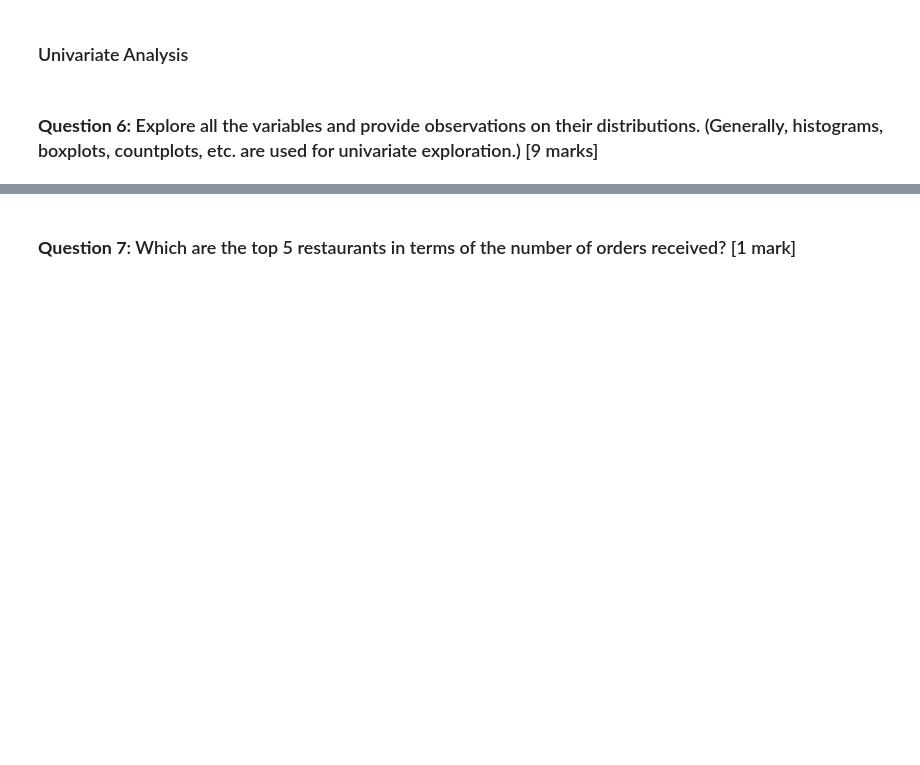
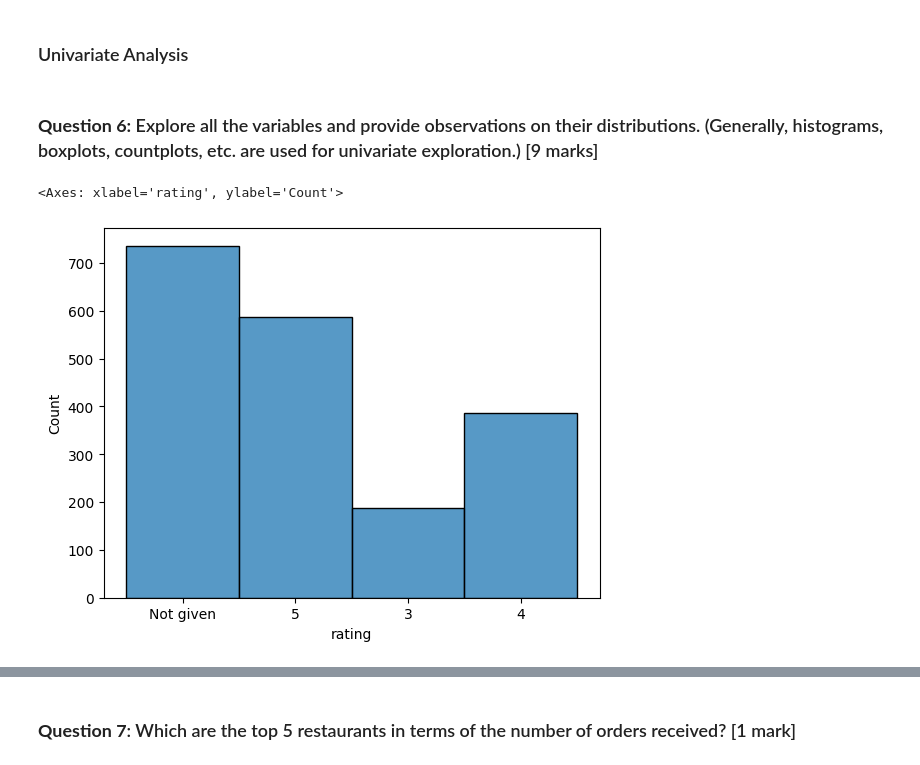
Before and after one commit to elijahcw/MIT_Data_Science_Course, a Jupyter notebook: Exercises/FDS_Project_LearnerNotebook_FullCode.ipynb, the cells around one changed output, grey strips where cells are left out. Cells and saved outputs as stored; diff of their text form; code cells hidden in the pictures; blank space fills up the shorter version.

```diff
--- a/Exercises/FDS_Project_LearnerNotebook_FullCode.ipynb
+++ b/Exercises/FDS_Project_LearnerNotebook_FullCode.ipynb
@@ -103,6 +103,7 @@ There are 1898 rows of data in the dataset and the following 9 columns:
 # %%
 # Use info() to print a concise summary of the DataFrame
 print(df.info())
+data = df.__deepcopy__()
 # %% [output]
 <class 'pandas.core.frame.DataFrame'>
 RangeIndex: 1898 entries, 0 to 1897
@@ -139,14 +140,14 @@ None
 ### **Question 3:** Are there any missing values in the data? If yes, treat them using an appropriate method. [1 mark]
 # %%
 # Write your code here
-number_of_rows_with_empty_values = df.isnull().any(axis=1).sum()
+number_of_rows_with_empty_values = data.isnull().any(axis=1).sum()
 print("Number of rows with empty values: ", number_of_rows_with_empty_values)
-number_of_empty_rows = df[df.isnull().all(axis=1)].shape[0]
+number_of_empty_rows = data[data.isnull().all(axis=1)].shape[0]
 if(number_of_empty_rows > 0):
     print("Number of empty rows: ", number_of_empty_rows)
     # Drop empty Rows from the dataset
-    df = df.drop(df[df.isnull().all(axis=1)].index)
-    print("Number of rows after dropping empty rows: ", df.shape[0])
+    data = data.drop(data[data.isnull().all(axis=1)].index)
+    print("Number of rows after dropping empty rows: ", data.shape[0])
 else:
     print("No empty rows found")
 # %% [output]
@@ -198,0 +204,6 @@ Average Food Preparation Time:  27 minutes
+# %%
+# Observe Ratings Distribution
+sns.histplot(data['rating'])
+# %% [output]
+<Axes: xlabel='rating', ylabel='Count'>
+[figure, added]
```
Also changed, not shown: parts of 38 cells of this notebook, 2 other files.
